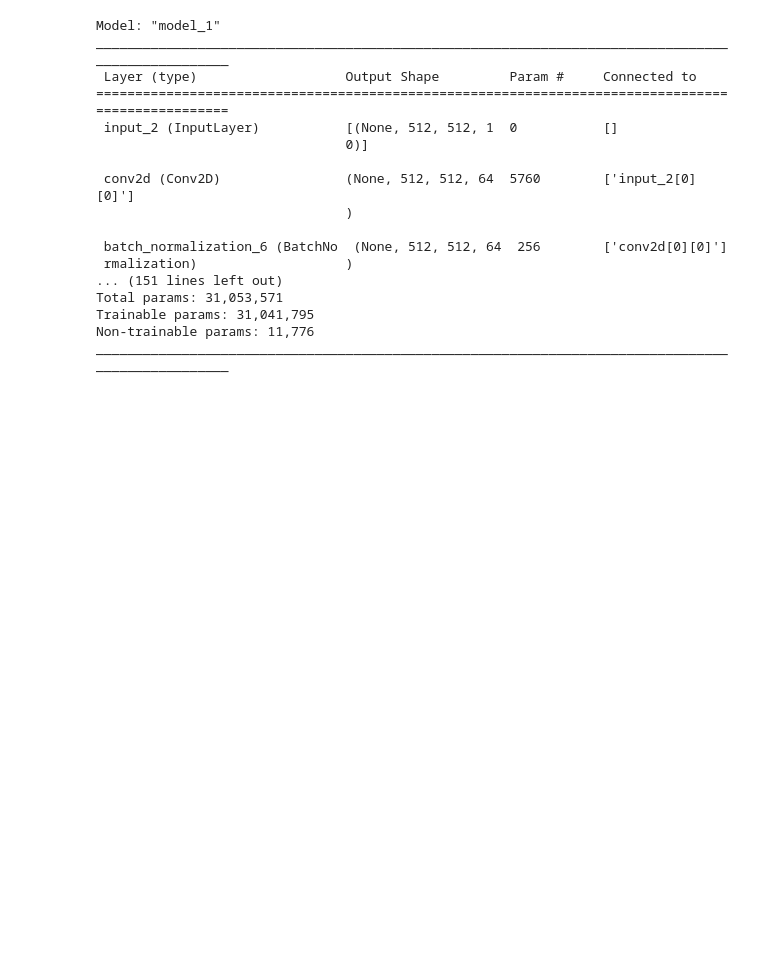
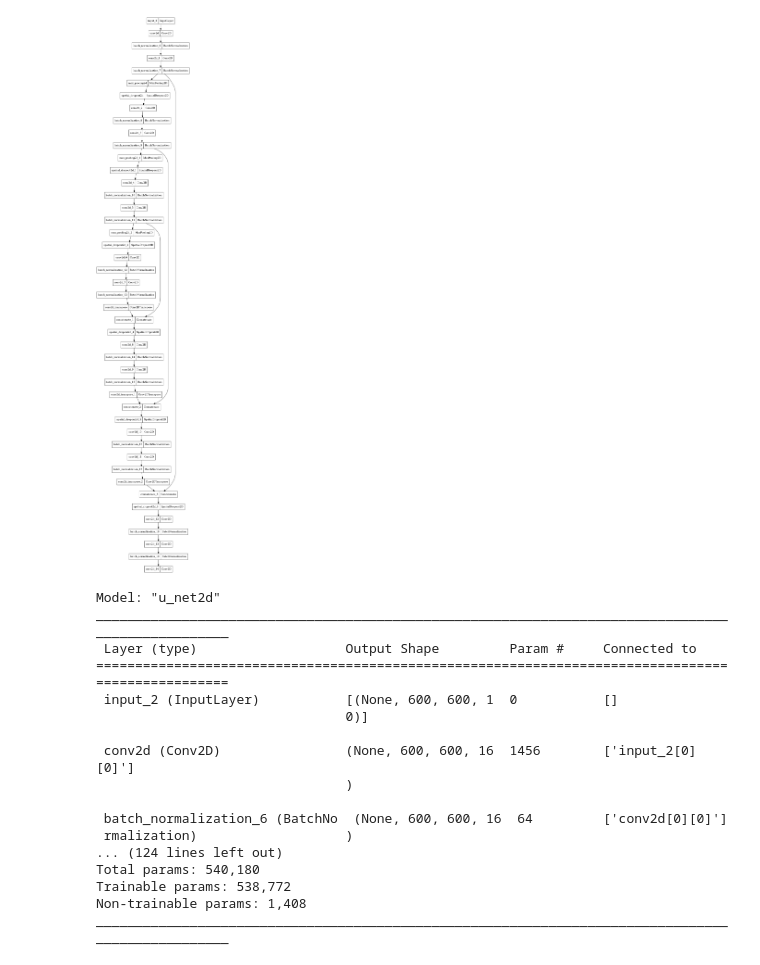
Before and after one commit to tesselo/alquimodelia, a Jupyter notebook: Model class shop.ipynb, the cells around one changed output. Saved outputs shown, nothing was run; the diff lists cells and outputs as text; code cells hidden in the pictures; blank space fills up the shorter version.

```diff
--- a/Model class shop.ipynb
+++ b/Model class shop.ipynb
@@ -88,20 +51,47 @@ VUNET_model = alqm.ModelMagia('keras_unet.custom_unet',
+# %%
+# 2D Model
+
+from alquimodelia.unet_arch import UNet2D, UNet3D
+
+
+UNet2D_model = UNet2D(
+        n_filters=16,
+        number_of_conv_layers=None,
+        kernel_size=3,
+        batchnorm=True,
+        padding_style="same",
+        activation="relu",
+        kernel_initializer="he_normal",
+        timesteps=12,
+        width=600,
+        height=600,
+        padding=None,
+        num_bands=10,
+        num_classes=4,
+        activation_final=None,
+        data_format="channels_last",
+)
+# %%
+plot_model(UNet2D_model)
+# %% [output]
+[figure, added]
 # %%
-VUNET_model.summary()
+UNet2D_model.summary()
 # %% [output]
-Model: "model_1"
+Model: "u_net2d"
 __________________________________________________________________________________________________
  Layer (type)                   Output Shape         Param #     Connected to
 ==================================================================================================
- input_2 (InputLayer)           [(None, 512, 512, 1  0           []
+ input_2 (InputLayer)           [(None, 600, 600, 1  0           []
                                 0)]
 
- conv2d (Conv2D)                (None, 512, 512, 64  5760        ['input_2[0][0]']
+ conv2d (Conv2D)                (None, 600, 600, 16  1456        ['input_2[0][0]']
                                 )
 
- batch_normalization_6 (BatchNo  (None, 512, 512, 64  256        ['conv2d[0][0]']
+ batch_normalization_6 (BatchNo  (None, 600, 600, 16  64         ['conv2d[0][0]']
  rmalization)                   )
-... (151 lines left out)
-Total params: 31,053,571
-Trainable params: 31,041,795
-Non-trainable params: 11,776
+... (124 lines left out)
+Total params: 540,180
+Trainable params: 538,772
+Non-trainable params: 1,408
 __________________________________________________________________________________________________
```
Also changed, not shown: parts of 15 cells of this notebook, 2 other files.
